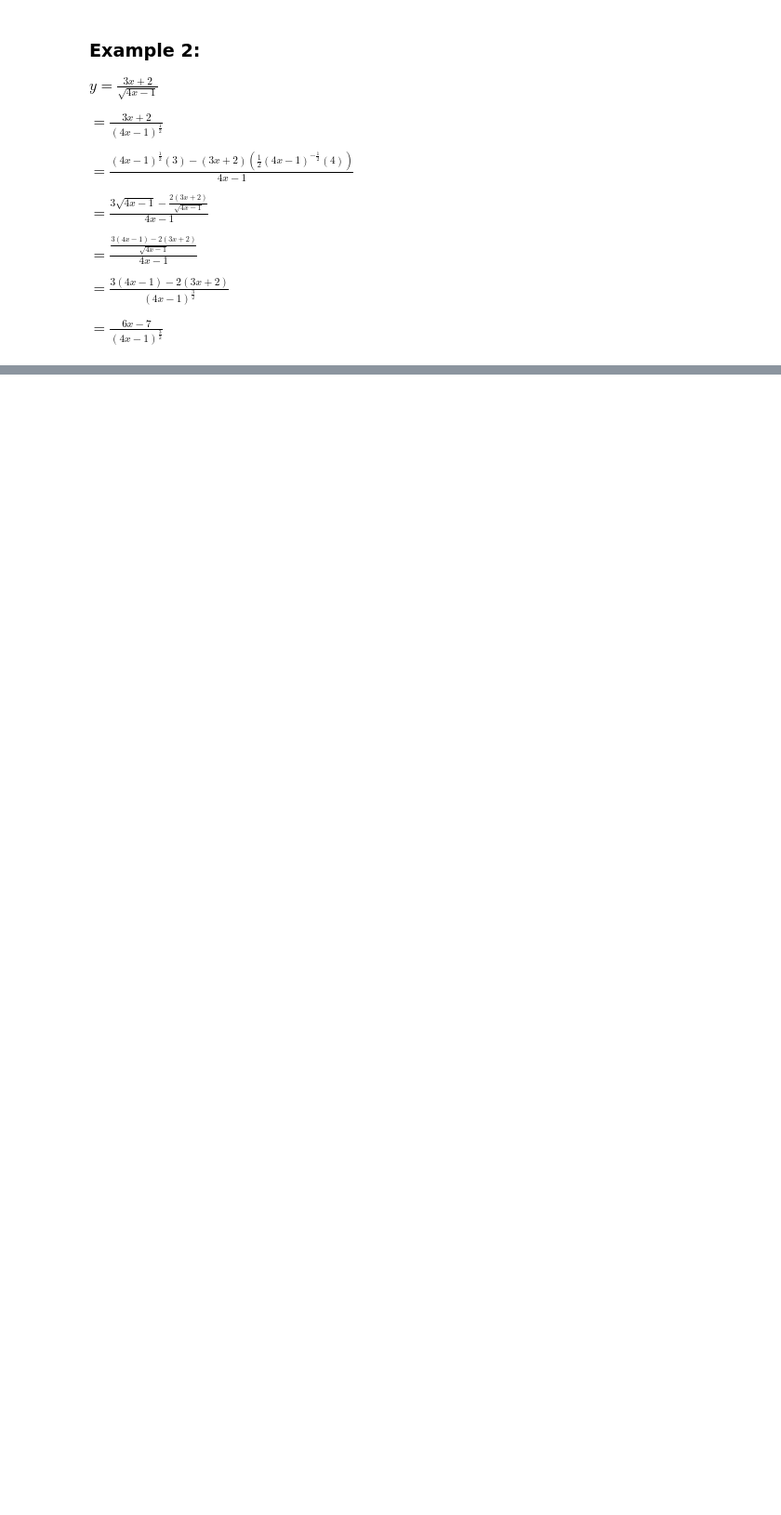
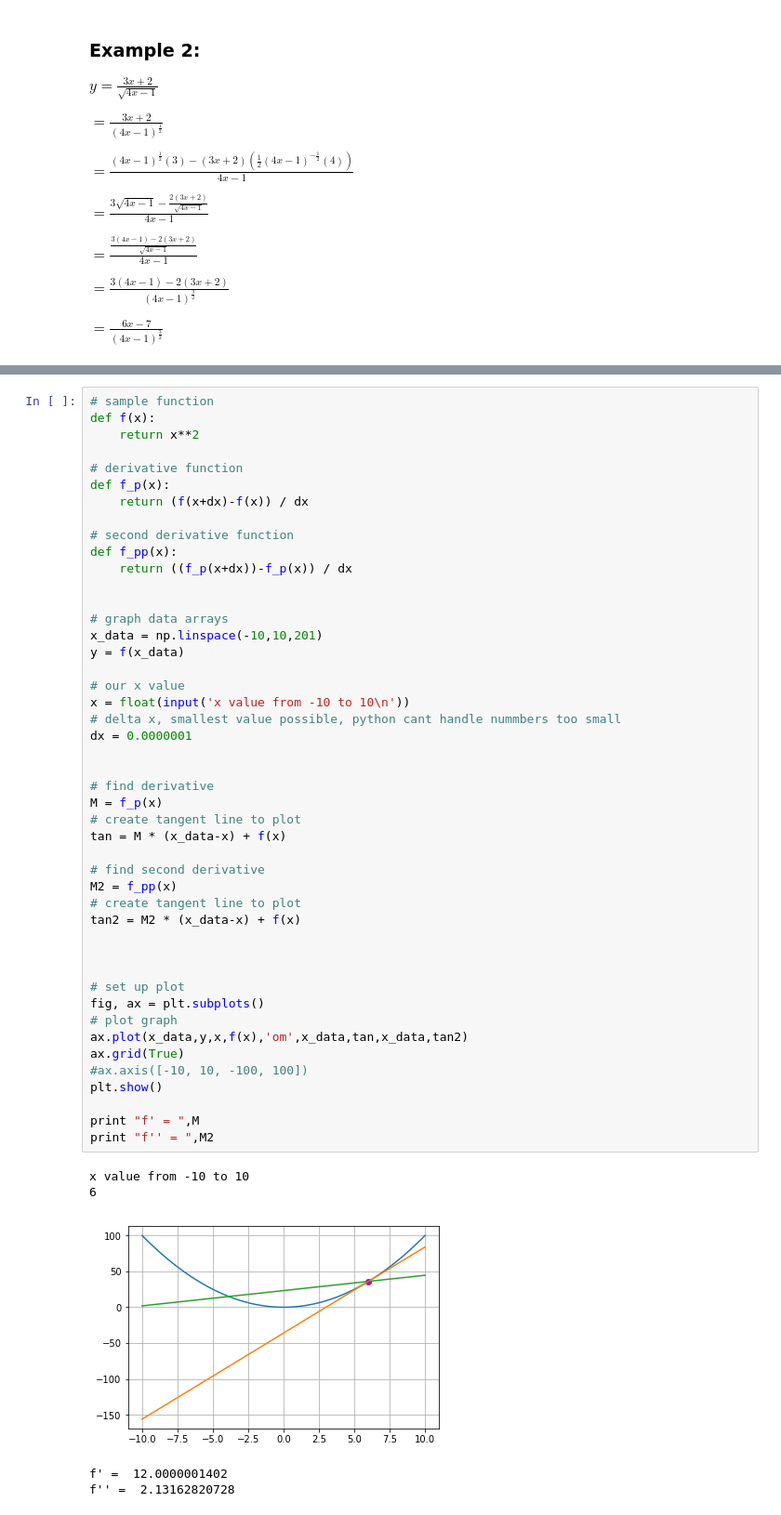
Before and after one commit to KiranArun/A-Level_Maths, a Jupyter notebook: Differentiation/Differentiation.ipynb, the cells around one changed output, grey strips where cells are left out. Shown at 93% size. Drawn from its saved outputs; the diff is of its cells as text; blank space fills up the shorter version.

```diff
--- a/Differentiation/Differentiation.ipynb
+++ b/Differentiation/Differentiation.ipynb
@@ -244,0 +328,52 @@ $= \frac{6x - 7}{(4x - 1)^\frac{3}{2}}$
+# %%
+# sample function
+def f(x):
+    return x**2
+
+# derivative function
+def f_p(x):
+    return (f(x+dx)-f(x)) / dx
+
+# second derivative function
+def f_pp(x):
+    return ((f_p(x+dx))-f_p(x)) / dx
+
+
+# graph data arrays
+x_data = np.linspace(-10,10,201)
+y = f(x_data)
+
+# our x value
+x = float(input('x value from -10 to 10\n'))
+# delta x, smallest value possible, python cant handle nummbers too small
+dx = 0.0000001
+
+
+# find derivative
+M = f_p(x)
+# create tangent line to plot
+tan = M * (x_data-x) + f(x)
+
+# find second derivative
+M2 = f_pp(x)
+# create tangent line to plot
+tan2 = M2 * (x_data-x) + f(x)
+
+
+
+# set up plot
+fig, ax = plt.subplots()
+# plot graph
+ax.plot(x_data,y,x,f(x),'om',x_data,tan,x_data,tan2)
+ax.grid(True)
+#ax.axis([-10, 10, -100, 100])
+plt.show()
+
+print "f' = ",M
+print "f'' = ",M2
+# %% [output]
+x value from -10 to 10
+6
+[figure, added]
+f' =  12.0000001402
+f'' =  2.13162820728
```
Also changed, not shown: parts of 14 cells of this notebook.
